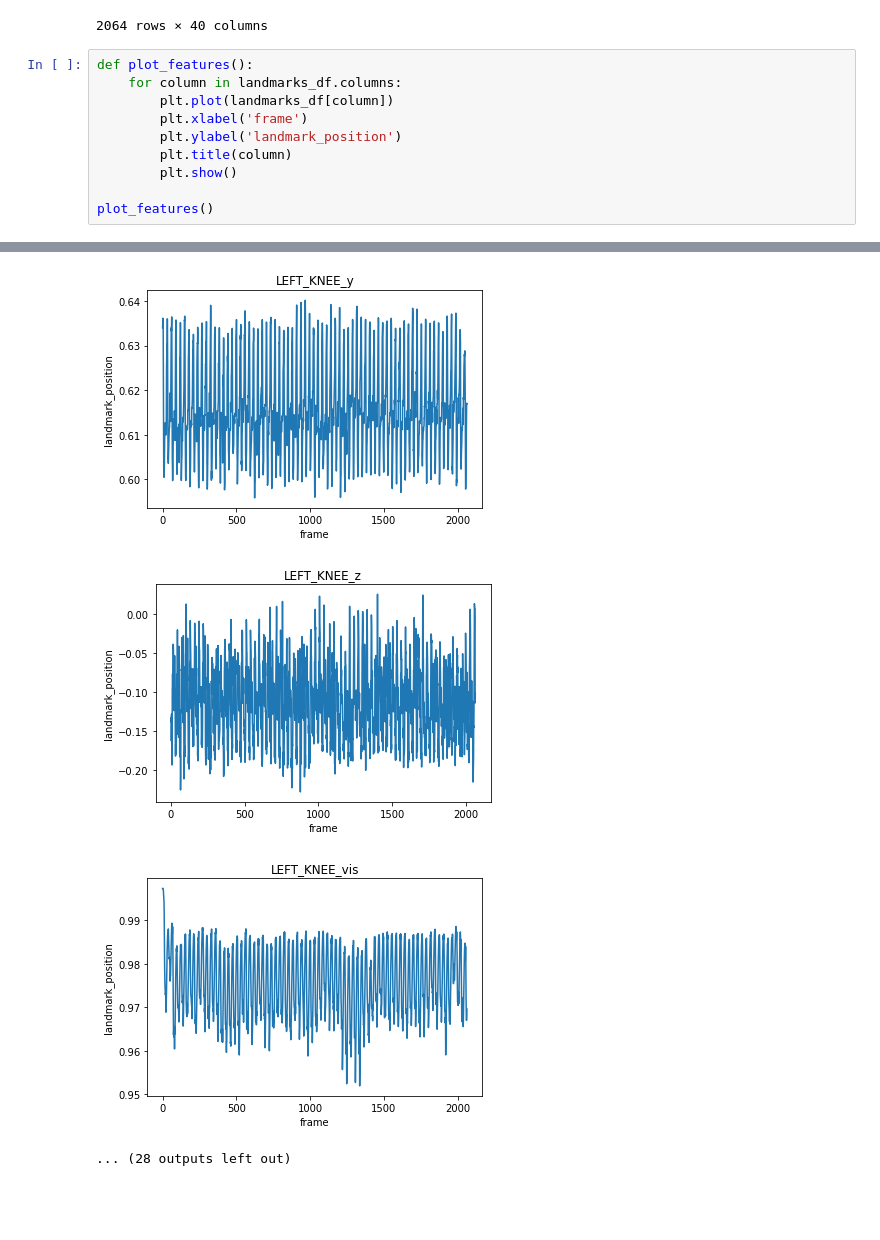
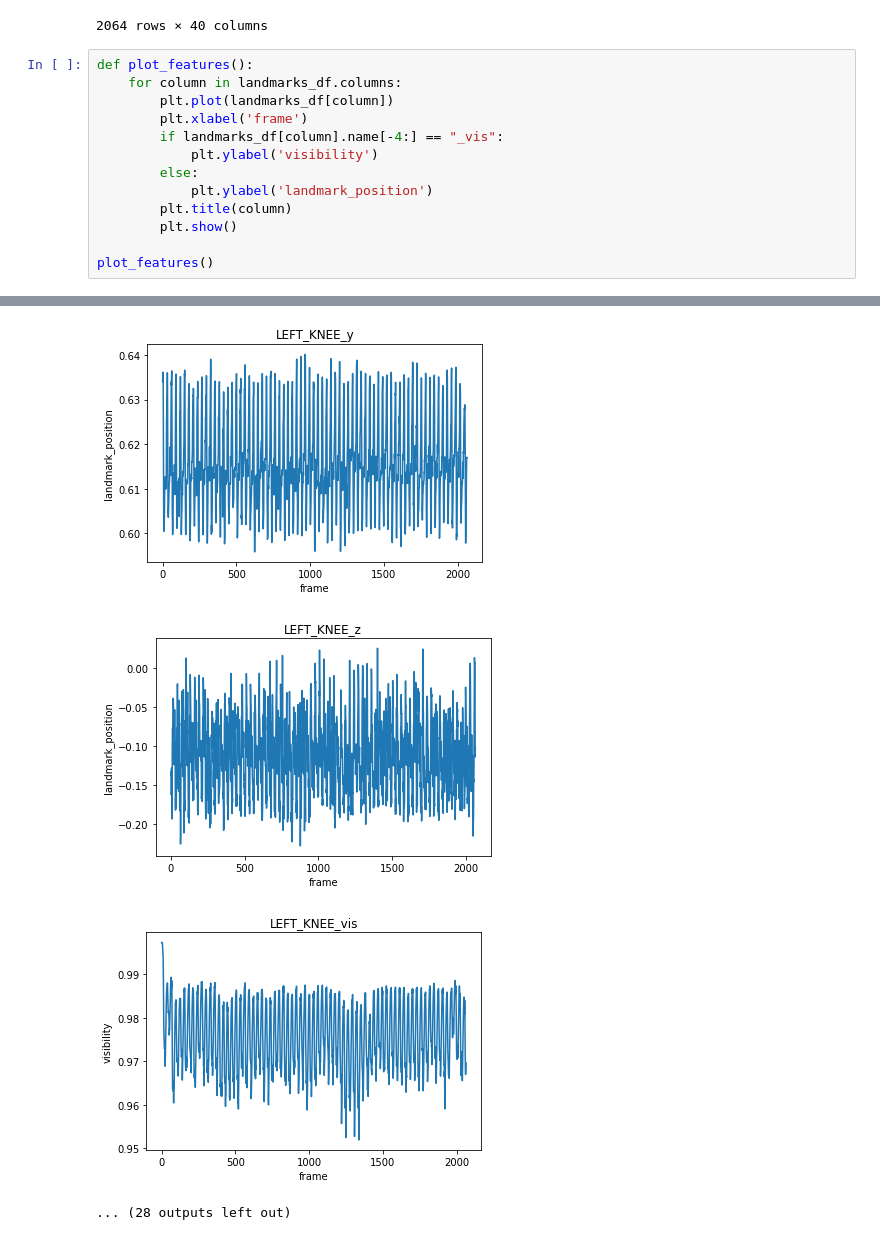
Before and after one commit to KaiKustermann/Sports-Analytics, a Jupyter notebook: outlier_detection_and_removal.ipynb, the cells around one changed output, grey strips where cells are left out. Drawn from its saved outputs; the diff is of its cells as text; blank space fills up the shorter version.

```diff
--- a/outlier_detection_and_removal.ipynb
+++ b/outlier_detection_and_removal.ipynb
@@ -29,7 +29,10 @@ def plot_features():
     for column in landmarks_df.columns:
         plt.plot(landmarks_df[column])
         plt.xlabel('frame')
-        plt.ylabel('landmark_position')
+        if landmarks_df[column].name[-4:] == "_vis":
+            plt.ylabel('visibility')
+        else:
+            plt.ylabel('landmark_position')
         plt.title(column)
         plt.show()
 
@@ -46,5 +49,5 @@ plot_features()
 [figure]
 [figure]
 [figure]
-[figure, old version]
+[figure, new version]
 ... (28 outputs left out)
```
Also changed, not shown: parts of 1 cell of this notebook, 1 other file.
